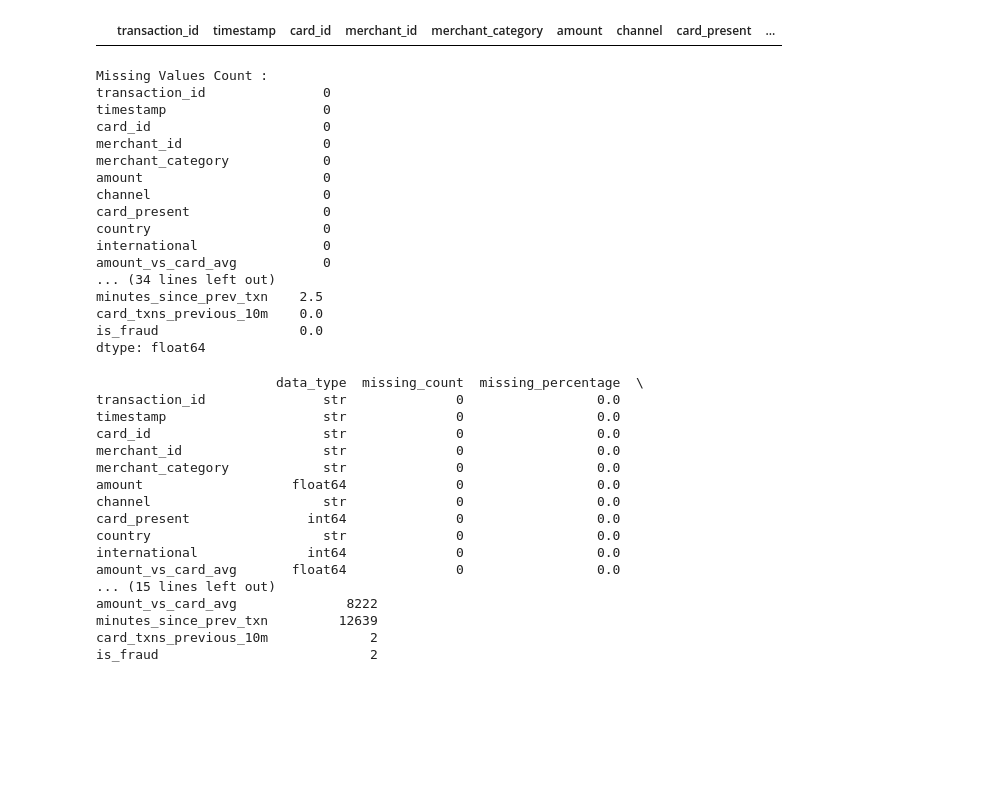
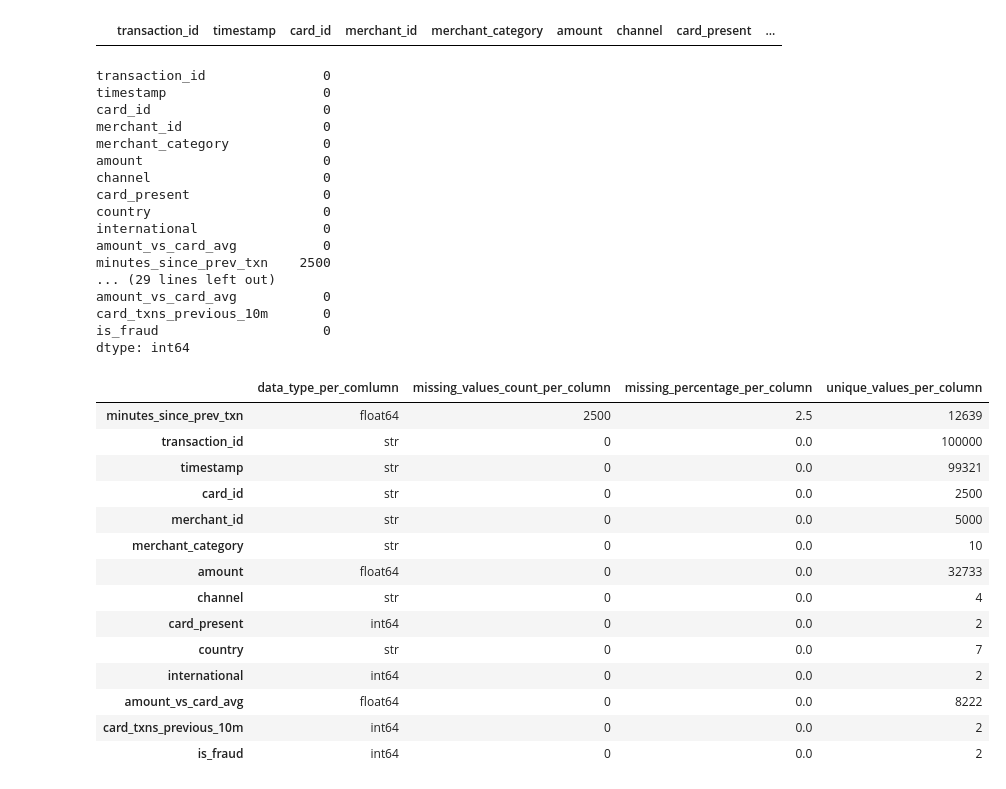
Before and after one commit to Abhishekhivarkar/real_time_fraud_detection_system, a Jupyter notebook: 01_data_audit.ipynb, the cells around one changed output. Cells and saved outputs as stored; diff of their text form; code cells hidden in the pictures; blank space fills up the shorter version.

```diff
--- a/01_data_audit.ipynb
+++ b/01_data_audit.ipynb
@@ -563,29 +562,10 @@ conflicting label groups:  0
 Rows in conflicting groups :  0
 |  | transaction_id | timestamp | card_id | merchant_id | merchant_category | amount | channel | card_present | ... |
 # %%
-missing_values = df.isnull().sum()
-missing_values_percentage = df.isnull().sum()/len(df)*100
-missing_values_descending = df.isnull().sum().sort_values(ascending=False)
-
-
-fraud_and_legitimate_count = df.groupby("is_fraud").size()
-fraud_and_legitimate_percent = df.groupby("is_fraud").agg(
-    total_rows = ("is_fraud","size")
-)
-
-fraud_and_legitimate_percent = (
-    fraud_and_legitimate_percent["total_rows"] / len(df) * 100
-)
-print("Missing Values Count : ")
-print(missing_values)
-print()
-print("Missing Values Descending : ")
-print(missing_values_descending)
-print()
-print("Missing Values Percentage : ")
-print(missing_values_percentage)
+print(df.isnull().sum())
+print((df.isnull().sum()/len(df))*100)
+print(df.isnull().sum().sort_values(ascending=False))
 # %% [output]
-Missing Values Count :
 transaction_id               0
 timestamp                    0
 card_id                      0
@@ -597,36 +577,35 @@ card_present                 0
 country                      0
 international                0
 amount_vs_card_avg           0
-... (34 lines left out)
-minutes_since_prev_txn    2.5
-card_txns_previous_10m    0.0
-is_fraud                  0.0
-dtype: float64
+minutes_since_prev_txn    2500
+... (29 lines left out)
+amount_vs_card_avg           0
+card_txns_previous_10m       0
+is_fraud                     0
+dtype: int64
 # %%
-column_profile = pd.DataFrame({
-    "data_type":df.dtypes,
-    "missing_count":missing_values,
-    "missing_percentage":missing_values_percentage,
-    "unique_count":df.nunique()
+quality_table = pd.DataFrame({
+"data_type_per_comlumn":df.dtypes,
+    "missing_values_count_per_column":df.isnull().sum(),
+    "missing_percentage_per_column":(df.isnull().sum()/len(df)) * 100,
+    "unique_values_per_column":df.nunique()
 })
 
-print(column_profile)
+quality_table.sort_values(by="missing_percentage_per_column",ascending=False)
 # %% [output]
-                       data_type  missing_count  missing_percentage  \
-transaction_id               str              0                 0.0
-timestamp                    str              0                 0.0
-card_id                      str              0                 0.0
-merchant_id                  str              0                 0.0
-merchant_category            str              0                 0.0
-amount                   float64              0                 0.0
-channel                      str              0                 0.0
-card_present               int64              0                 0.0
-country                      str              0                 0.0
-international              int64              0                 0.0
-amount_vs_card_avg       float64              0                 0.0
-... (15 lines left out)
-amount_vs_card_avg              8222
-minutes_since_prev_txn         12639
-card_txns_previous_10m             2
-is_fraud                           2
+|  | data_type_per_comlumn | missing_values_count_per_column | missing_percentage_per_column | unique_values_per_column |
+| minutes_since_prev_txn | float64 | 2500 | 2.5 | 12639 |
+| transaction_id | str | 0 | 0.0 | 100000 |
+| timestamp | str | 0 | 0.0 | 99321 |
+| card_id | str | 0 | 0.0 | 2500 |
+| merchant_id | str | 0 | 0.0 | 5000 |
+| merchant_category | str | 0 | 0.0 | 10 |
+| amount | float64 | 0 | 0.0 | 32733 |
+| channel | str | 0 | 0.0 | 4 |
+| card_present | int64 | 0 | 0.0 | 2 |
+| country | str | 0 | 0.0 | 7 |
+| international | int64 | 0 | 0.0 | 2 |
+| amount_vs_card_avg | float64 | 0 | 0.0 | 8222 |
+| card_txns_previous_10m | int64 | 0 | 0.0 | 2 |
+| is_fraud | int64 | 0 | 0.0 | 2 |
 # %%
```
Also changed, not shown: parts of 5 cells of this notebook.
